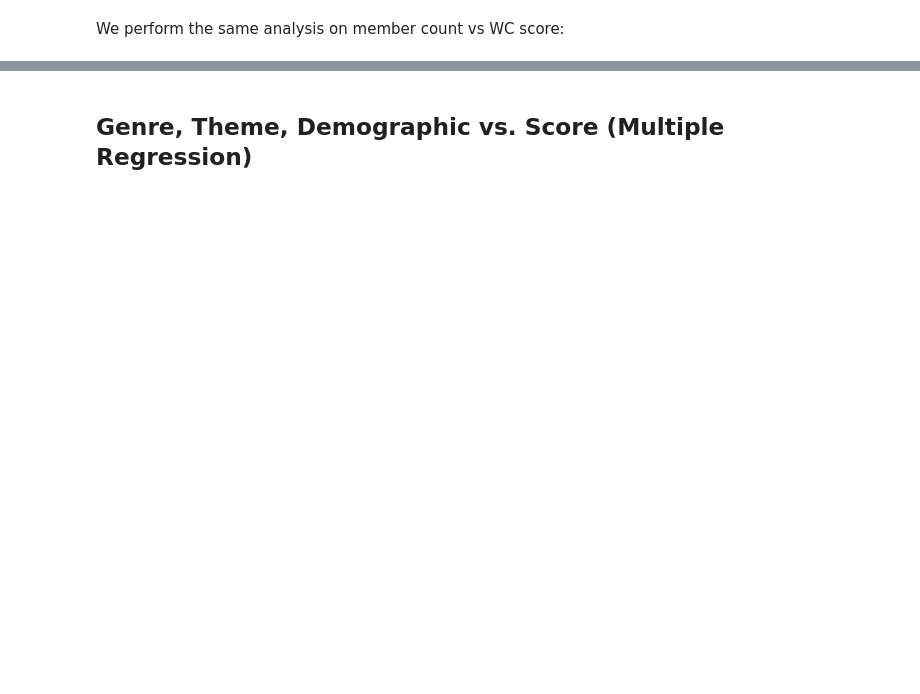
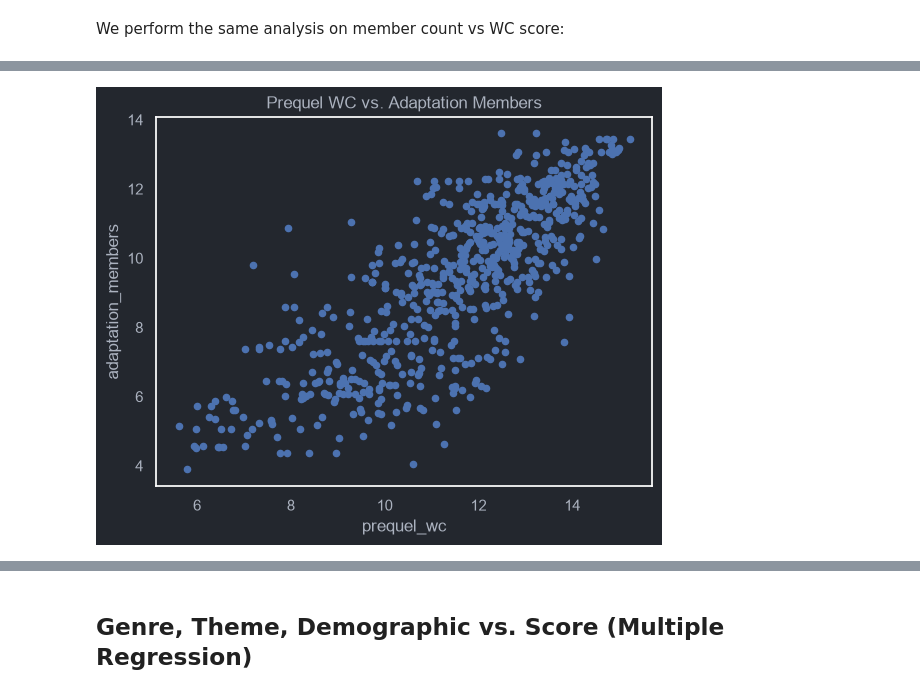
Before and after one commit to esan0983/FAL-Destroyer-3000, a Jupyter notebook: notebooks/statistics.ipynb, the cells around one changed output, grey strips where cells are left out. Cells and saved outputs as stored; diff of their text form; code cells hidden in the pictures; blank space fills up the shorter version.

```diff
--- a/notebooks/statistics.ipynb
+++ b/notebooks/statistics.ipynb
@@ -127,0 +189,6 @@ plt.show()
+# %%
+temp_df = df[~df['prequel_wc'].isna() & ~df['adaptation_members'].isna()]
+temp_df.plot.scatter(x='prequel_wc', y='adaptation_members', title='Prequel WC vs. Adaptation Members')
+plt.show()
+# %% [output]
+[figure, added]
```
Also changed, not shown: parts of 22 cells of this notebook, 2 other files.
